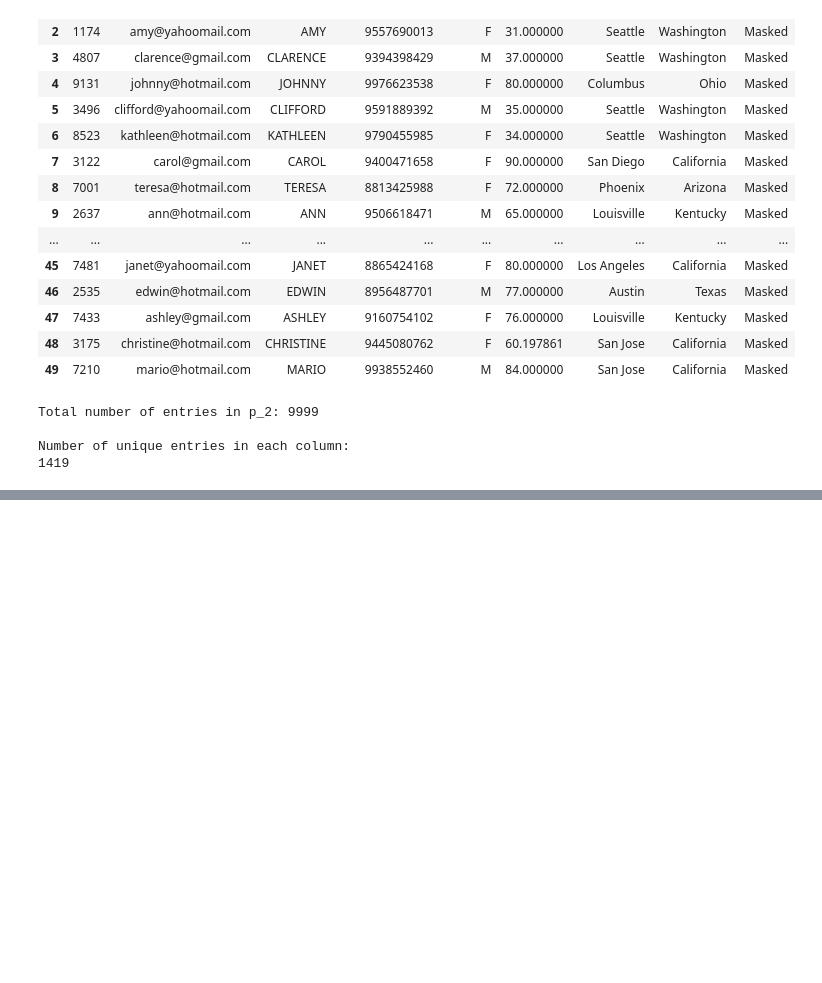
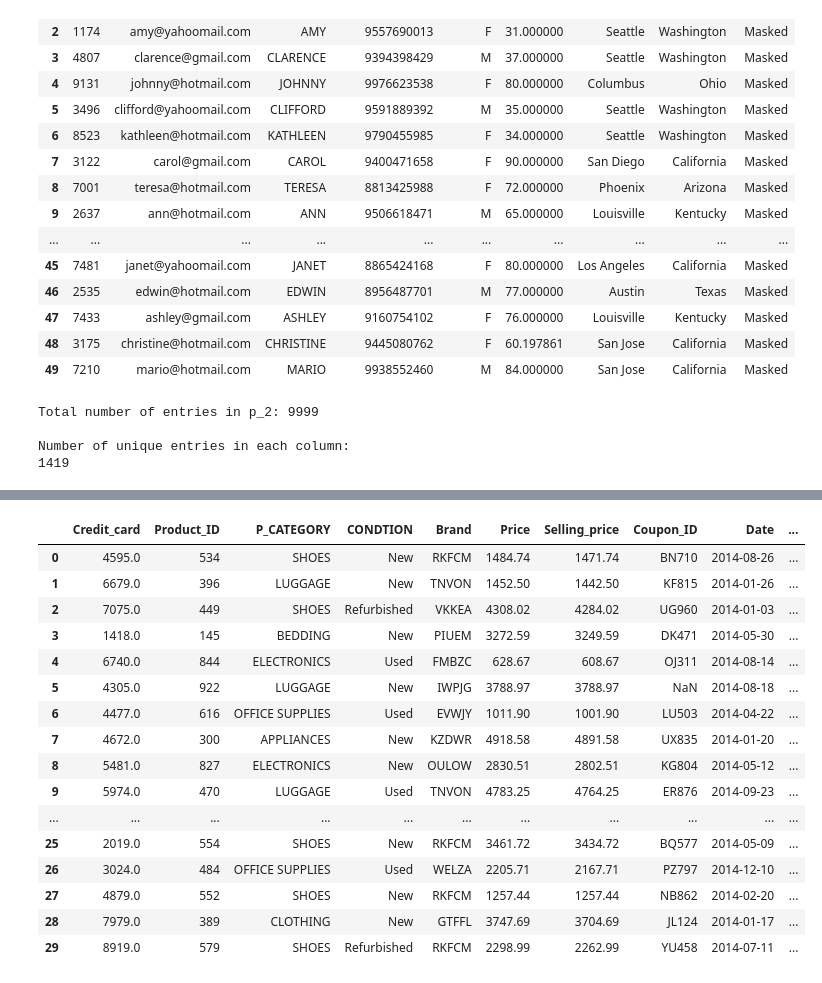
Before and after one commit to s0ul141/Edulyt, a Jupyter notebook: P3/P3.ipynb, the cells around one changed output, grey strips where cells are left out. Drawn from its saved outputs; the diff is of its cells as text; code cells hidden in the pictures; blank space fills up the shorter version.

```diff
--- a/P3/P3.ipynb
+++ b/P3/P3.ipynb
@@ -96,0 +121,32 @@ Number of unique entries in each column:
+# %%
+# Convert 'Date' and 'Return_date' columns to datetime objects
+
+p_2['Date'] = pd.to_datetime(p_2['Date'], errors='coerce')
+p_2['Return_date'] = pd.to_datetime(p_2['Return_date'], errors='coerce')
+
+# Filter rows where return date is before purchase date
+inconsistent_dates = p_2[p_2['Return_date'] < p_2['Date']]
+
+# Set return date to NaN for inconsistent rows
+p_2.loc[inconsistent_dates.index, 'Return_date'] = pd.NaT
+
+# Print the updated DataFrame
+p_2.head(30)
+# %% [output]
+|  | Credit_card | Product_ID | P_CATEGORY | CONDTION | Brand | Price | Selling_price | Coupon_ID | Date | ... |
+| 0 | 4595.0 | 534 | SHOES | New | RKFCM | 1484.74 | 1471.74 | BN710 | 2014-08-26 | ... |
+| 1 | 6679.0 | 396 | LUGGAGE | New | TNVON | 1452.50 | 1442.50 | KF815 | 2014-01-26 | ... |
+| 2 | 7075.0 | 449 | SHOES | Refurbished | VKKEA | 4308.02 | 4284.02 | UG960 | 2014-01-03 | ... |
+| 3 | 1418.0 | 145 | BEDDING | New | PIUEM | 3272.59 | 3249.59 | DK471 | 2014-05-30 | ... |
+| 4 | 6740.0 | 844 | ELECTRONICS | Used | FMBZC | 628.67 | 608.67 | OJ311 | 2014-08-14 | ... |
+| 5 | 4305.0 | 922 | LUGGAGE | New | IWPJG | 3788.97 | 3788.97 | NaN | 2014-08-18 | ... |
+| 6 | 4477.0 | 616 | OFFICE SUPPLIES | Used | EVWJY | 1011.90 | 1001.90 | LU503 | 2014-04-22 | ... |
+| 7 | 4672.0 | 300 | APPLIANCES | New | KZDWR | 4918.58 | 4891.58 | UX835 | 2014-01-20 | ... |
+| 8 | 5481.0 | 827 | ELECTRONICS | New | OULOW | 2830.51 | 2802.51 | KG804 | 2014-05-12 | ... |
+| 9 | 5974.0 | 470 | LUGGAGE | Used | TNVON | 4783.25 | 4764.25 | ER876 | 2014-09-23 | ... |
+| ... | ... | ... | ... | ... | ... | ... | ... | ... | ... | ... |
+| 25 | 2019.0 | 554 | SHOES | New | RKFCM | 3461.72 | 3434.72 | BQ577 | 2014-05-09 | ... |
+| 26 | 3024.0 | 484 | OFFICE SUPPLIES | Used | WELZA | 2205.71 | 2167.71 | PZ797 | 2014-12-10 | ... |
+| 27 | 4879.0 | 552 | SHOES | New | RKFCM | 1257.44 | 1257.44 | NB862 | 2014-02-20 | ... |
+| 28 | 7979.0 | 389 | CLOTHING | New | GTFFL | 3747.69 | 3704.69 | JL124 | 2014-01-17 | ... |
+| 29 | 8919.0 | 579 | SHOES | Refurbished | RKFCM | 2298.99 | 2262.99 | YU458 | 2014-07-11 | ... |
```
Also changed, not shown: parts of 2 cells of this notebook.
